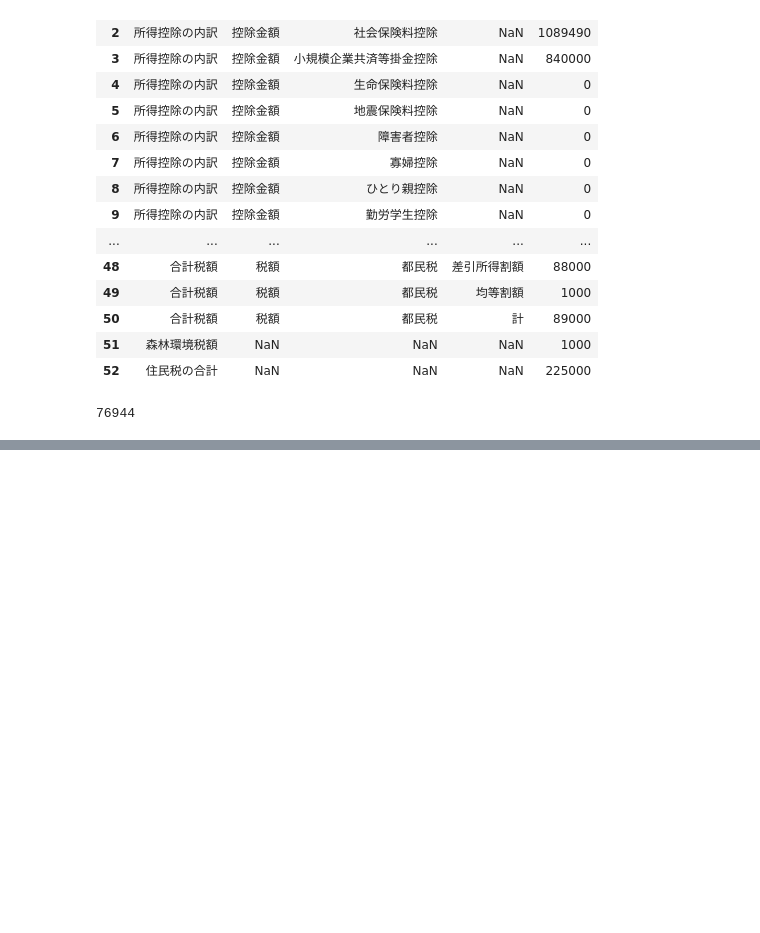
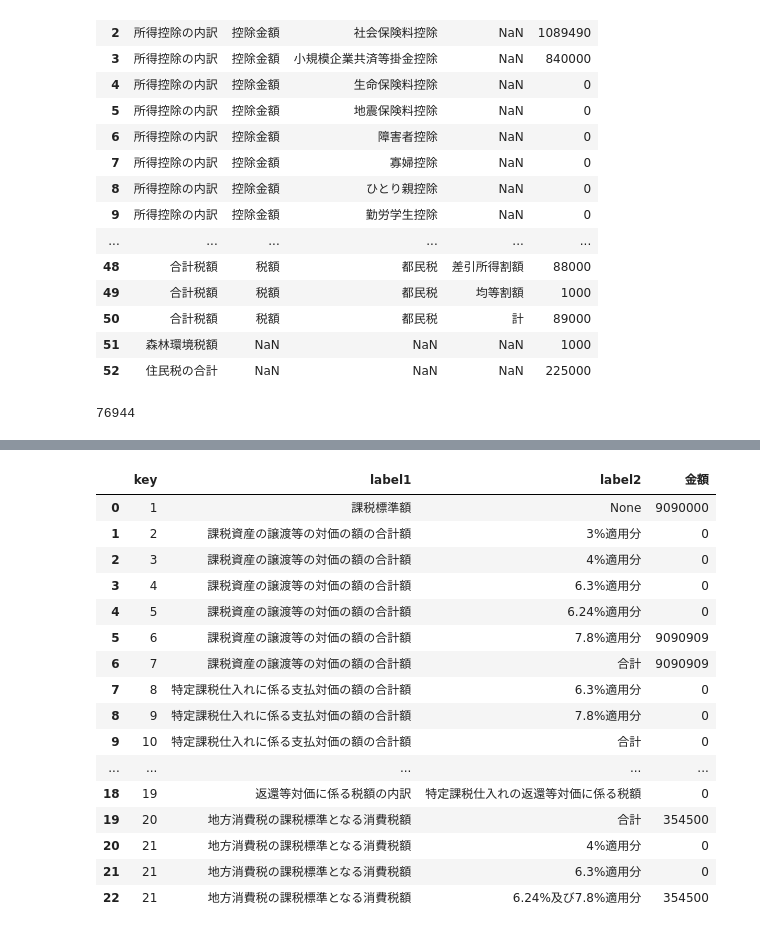
Before and after one commit to yoshida-eth0/python-etax, a Jupyter notebook: example/person1.ipynb, the cells around one changed output, grey strips where cells are left out. Cells and saved outputs as stored; diff of their text form; code cells hidden in the pictures; blank space fills up the shorter version.

```diff
--- a/example/person1.ipynb
+++ b/example/person1.ipynb
@@ -140,0 +225,25 @@ x住民税.to_dataframe()
+# %%
+"""
+消費税及び地方消費税の申告書_第二表
+課税標準額等の内訳書
+"""
+x消費税及び地方消費税の申告書_第二表 = 消費税及び地方消費税の申告書_第二表(税率別消費税額計算表=x税率別消費税額計算表)
+x消費税及び地方消費税の申告書_第二表.to_dataframe()
+# %% [output]
+|  | key | label1 | label2 | 金額 |
+| 0 | 1 | 課税標準額 | None | 9090000 |
+| 1 | 2 | 課税資産の譲渡等の対価の額の合計額 | 3%適用分 | 0 |
+| 2 | 3 | 課税資産の譲渡等の対価の額の合計額 | 4%適用分 | 0 |
+| 3 | 4 | 課税資産の譲渡等の対価の額の合計額 | 6.3%適用分 | 0 |
+| 4 | 5 | 課税資産の譲渡等の対価の額の合計額 | 6.24%適用分 | 0 |
+| 5 | 6 | 課税資産の譲渡等の対価の額の合計額 | 7.8%適用分 | 9090909 |
+| 6 | 7 | 課税資産の譲渡等の対価の額の合計額 | 合計 | 9090909 |
+| 7 | 8 | 特定課税仕入れに係る支払対価の額の合計額 | 6.3%適用分 | 0 |
+| 8 | 9 | 特定課税仕入れに係る支払対価の額の合計額 | 7.8%適用分 | 0 |
+| 9 | 10 | 特定課税仕入れに係る支払対価の額の合計額 | 合計 | 0 |
+| ... | ... | ... | ... | ... |
+| 18 | 19 | 返還等対価に係る税額の内訳 | 特定課税仕入れの返還等対価に係る税額 | 0 |
+| 19 | 20 | 地方消費税の課税標準となる消費税額 | 合計 | 354500 |
+| 20 | 21 | 地方消費税の課税標準となる消費税額 | 4%適用分 | 0 |
+| 21 | 21 | 地方消費税の課税標準となる消費税額 | 6.3%適用分 | 0 |
+| 22 | 21 | 地方消費税の課税標準となる消費税額 | 6.24%及び7.8%適用分 | 354500 |
```
Also changed, not shown: parts of 10 cells of this notebook, 9 other files.
